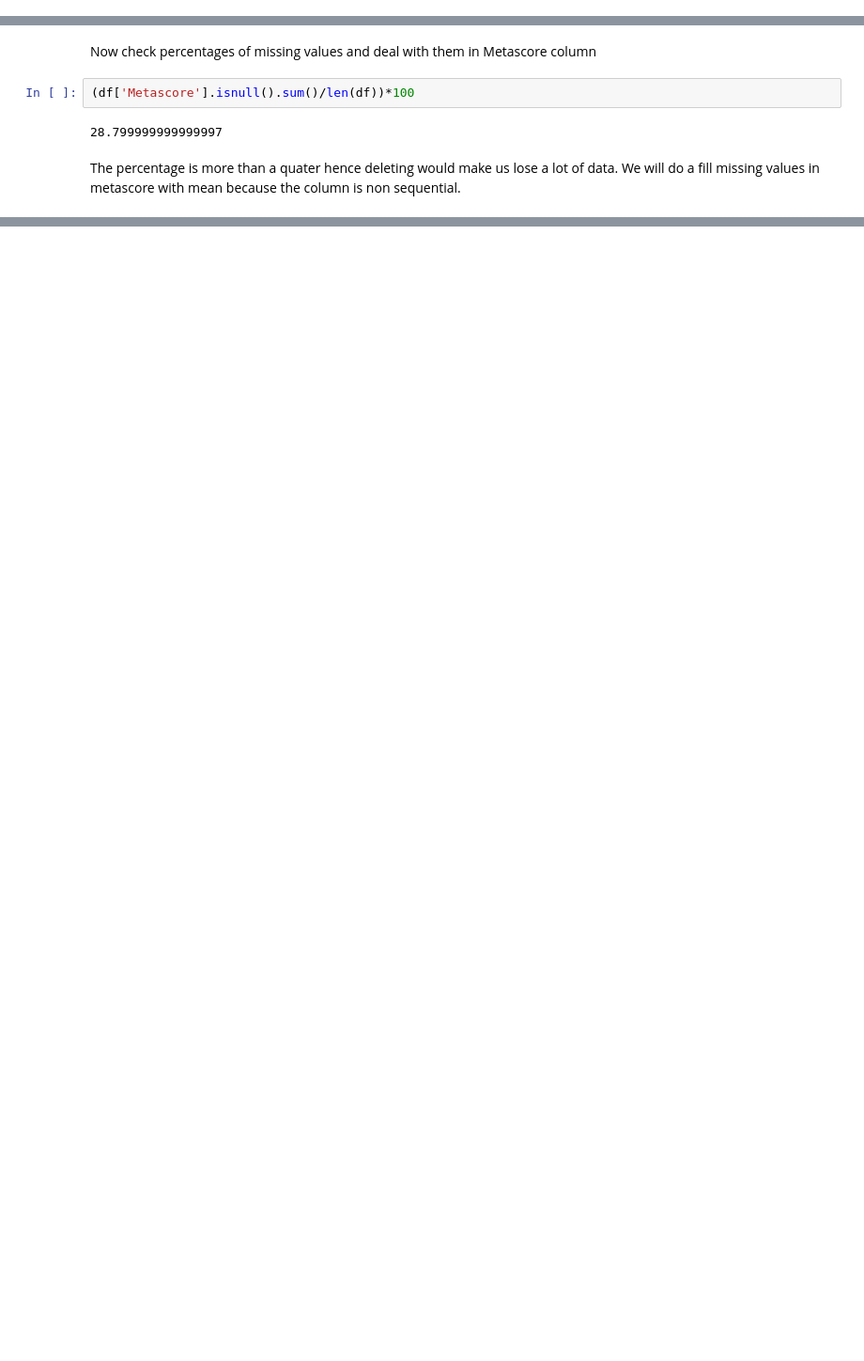
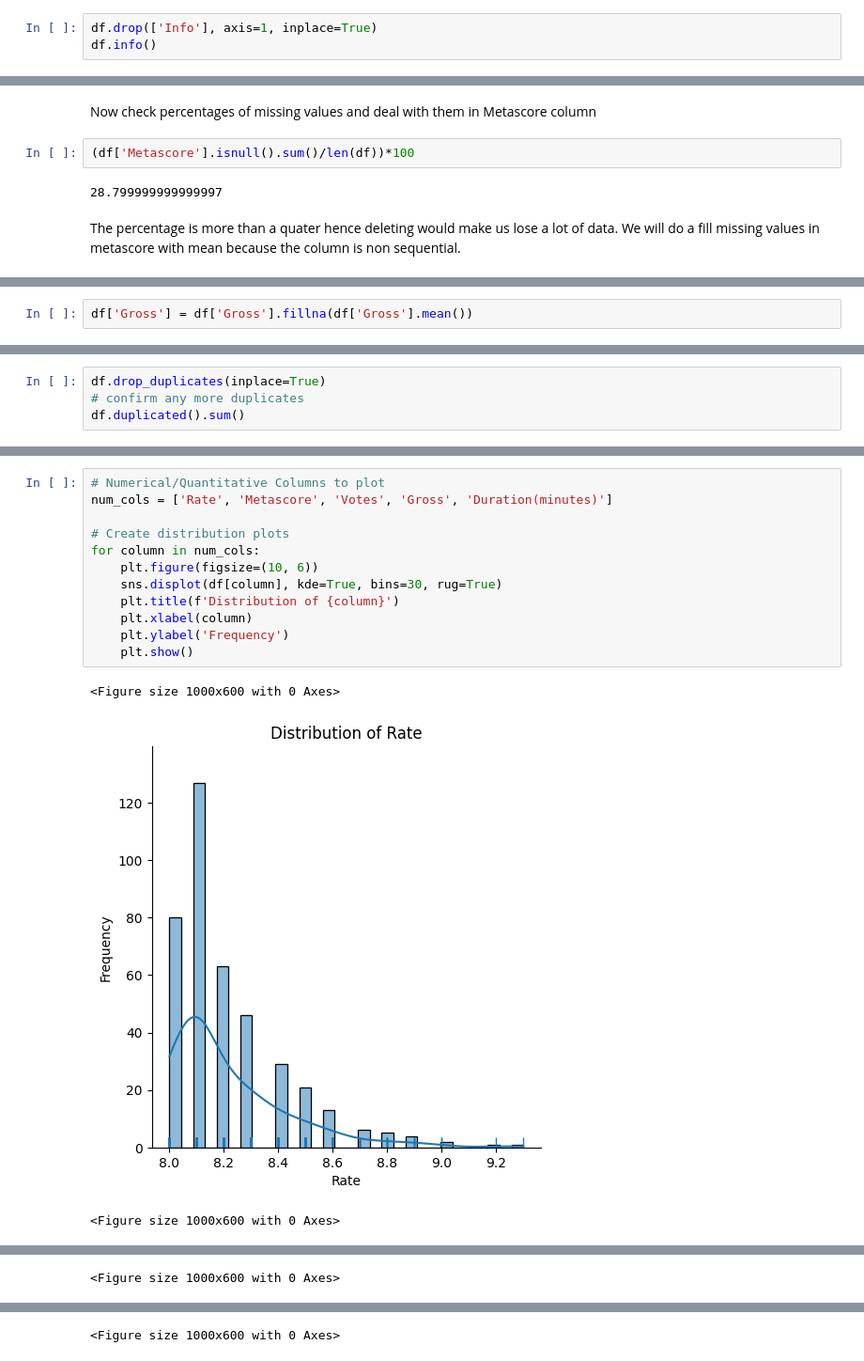
Before and after one commit to MachukaJoy/datavisualization_week2, a Jupyter notebook: week2_assignment.ipynb, the cells around one changed output, grey strips where cells are left out. Shown at 94% size. Cells and saved outputs as stored; diff of their text form; blank space fills up the shorter version.

Commit message:
code: adds data cleaning and exploratory visualization code

```diff
--- a/week2_assignment.ipynb
+++ b/week2_assignment.ipynb
@@ -194,0 +252,3 @@ memory usage: 70.4+ KB
+# %%
+df.drop(['Info'], axis=1, inplace=True)
+df.info()
@@ -239,0 +319,2 @@ df['Metascore'] = df['Metascore'].fillna(df['Metascore'].mean())
+# %%
+df['Gross'] = df['Gross'].fillna(df['Gross'].mean())
@@ -239,0 +345,4 @@ df['Metascore'] = df['Metascore'].fillna(df['Metascore'].mean())
+# %%
+df.drop_duplicates(inplace=True)
+# confirm any more duplicates
+df.duplicated().sum()
@@ -245,0 +380,16 @@ Index(['Title', 'Certificate', 'Duration(minutes)', 'Genre', 'Rate',
+# %%
+# Numerical/Quantitative Columns to plot
+num_cols = ['Rate', 'Metascore', 'Votes', 'Gross', 'Duration(minutes)']
+
+# Create distribution plots
+for column in num_cols:
+    plt.figure(figsize=(10, 6))
+    sns.displot(df[column], kde=True, bins=30, rug=True)
+    plt.title(f'Distribution of {column}')
+    plt.xlabel(column)
+    plt.ylabel('Frequency')
+    plt.show()
+# %% [output]
+<Figure size 1000x600 with 0 Axes>
+[figure, added]
+<Figure size 1000x600 with 0 Axes>
@@ -245,0 +397 @@ Index(['Title', 'Certificate', 'Duration(minutes)', 'Genre', 'Rate',
+<Figure size 1000x600 with 0 Axes>
@@ -245,0 +399 @@ Index(['Title', 'Certificate', 'Duration(minutes)', 'Genre', 'Rate',
+<Figure size 1000x600 with 0 Axes>
```
Also changed, not shown: parts of 34 cells of this notebook.
